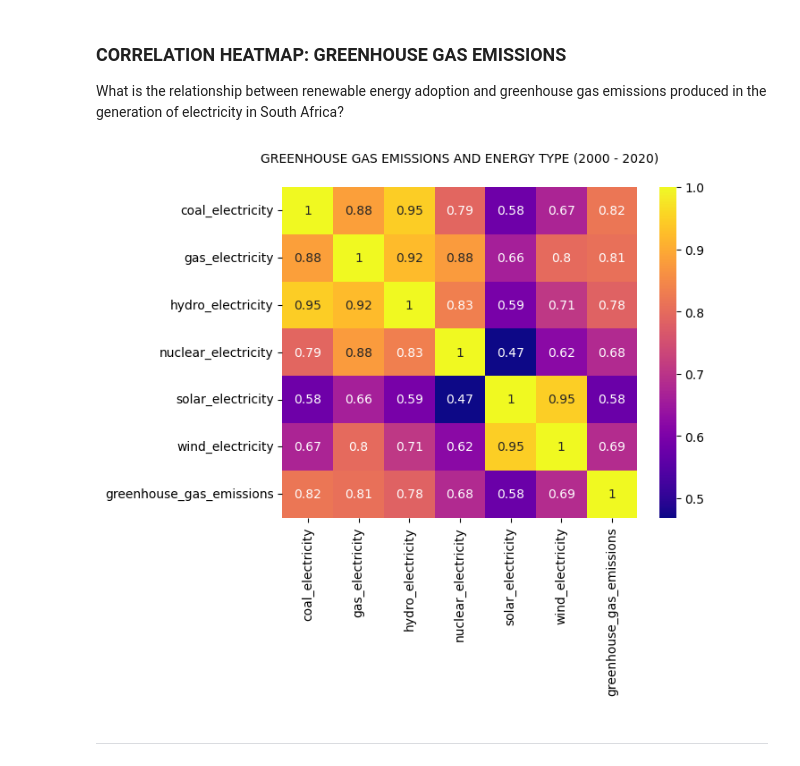
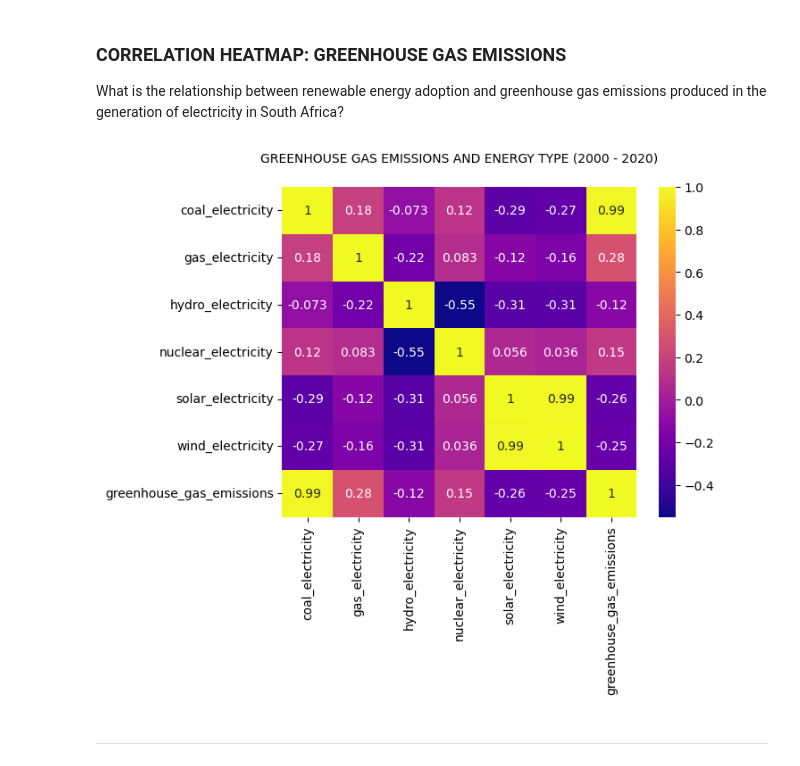
Before and after one commit to natashaely/RenewableEnergySA, a Jupyter notebook: renewable_energy_south_africa_data_visualisations.ipynb, the cells around one changed output. Drawn from its saved outputs; the diff is of its cells as text; code cells hidden in the pictures.

```diff
--- a/renewable_energy_south_africa_data_visualisations.ipynb
+++ b/renewable_energy_south_africa_data_visualisations.ipynb
@@ -521,18 +521,18 @@ What is the relationship between renewable energy adoption and greenhouse gas em
 # %%
 # Selecting relevant columns for correlation heatmap.
 correlation = ['coal_electricity', 'gas_electricity', 'hydro_electricity', 'nuclear_electricity', 'solar_electricity', 'wind_electricity', 'greenhouse_gas_emissions']
 
 # Computing correlation matrix.
-corr_matrix = df[correlation].corr()
+corr_matrix = sa_df[correlation].corr()
 
 # Plotting the correlation heatmap.
 sns.heatmap(corr_matrix, annot=True, cmap='plasma')
 
 plt.title('GREENHOUSE GAS EMISSIONS AND ENERGY TYPE (2000 - 2020)', fontsize=10, pad=20)
 
 plt.show()
 # %% [output]
-[figure, old version]
+[figure, new version]
 # %% [markdown]
 
 
```
